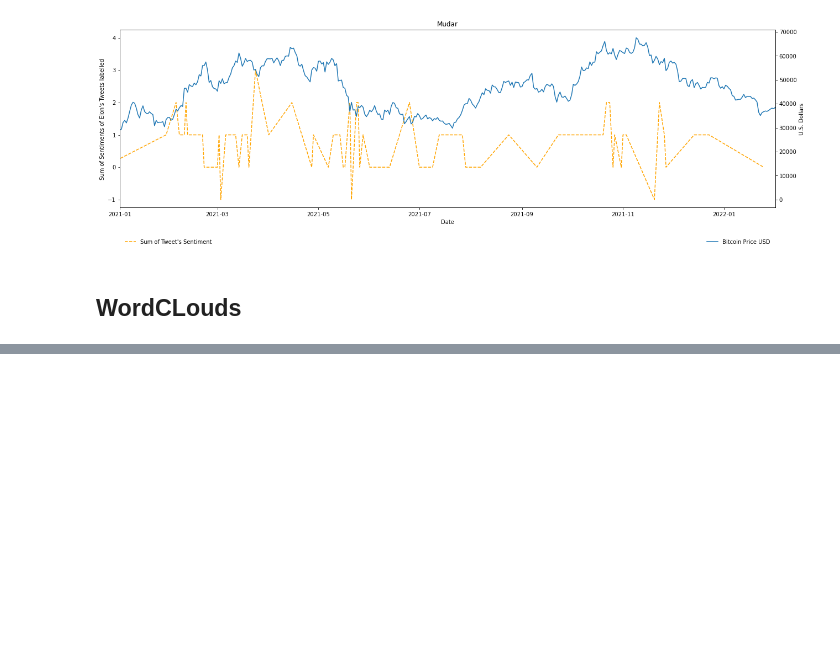
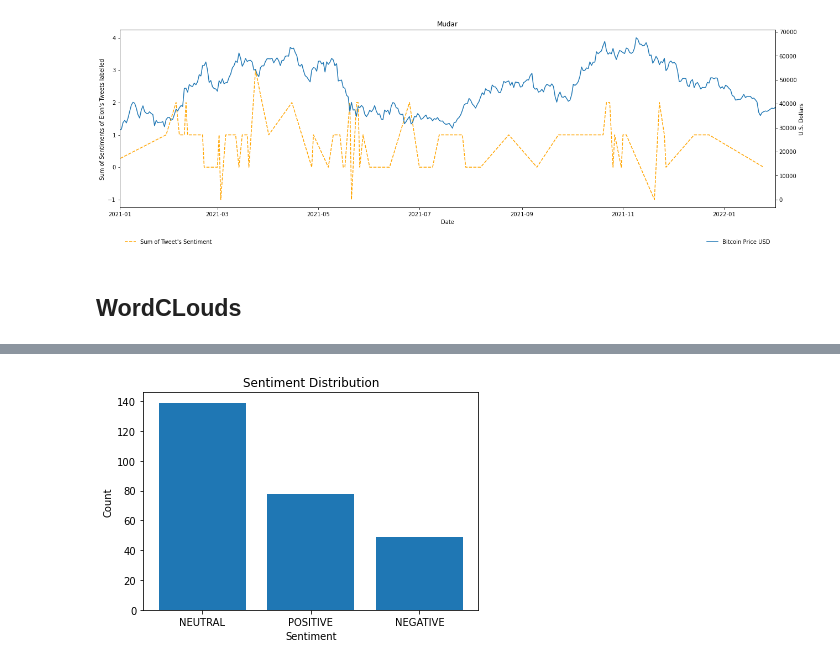
Before and after one commit to 158bubbles/ProjetoMD, a Jupyter notebook: graficosBitcoin.ipynb, the cells around one changed output, grey strips where cells are left out. Drawn from its saved outputs; the diff is of its cells as text; code cells hidden in the pictures; blank space fills up the shorter version.

```diff
--- a/graficosBitcoin.ipynb
+++ b/graficosBitcoin.ipynb
@@ -240,0 +243,4 @@ plt.show()
+# %%
+#Read the data
+df_laurens88 = pd.read_csv("./results-BERT/label_bert_laurens88_tweets.csv")
+df_laurens88['date'] = pd.to_datetime(df_laurens88['date']).dt.date
@@ -240,0 +264,11 @@ plt.show()
+# %%
+# Plot the sentiment distribution (bar)
+sentiment_counts = df_laurens88['Sentiment'].value_counts()
+
+plt.bar(sentiment_counts.index, sentiment_counts.values)
+plt.xlabel('Sentiment')
+plt.ylabel('Count')
+plt.title('Sentiment Distribution')
+plt.show()
+# %% [output]
+[figure, added]
```
Also changed, not shown: parts of 47 cells of this notebook.
